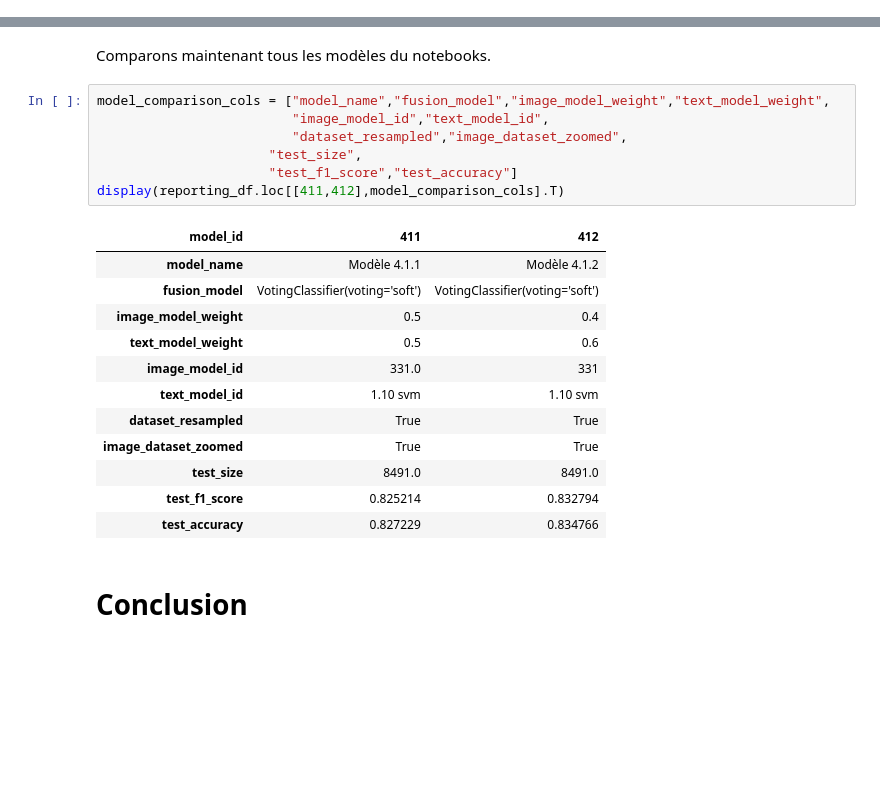
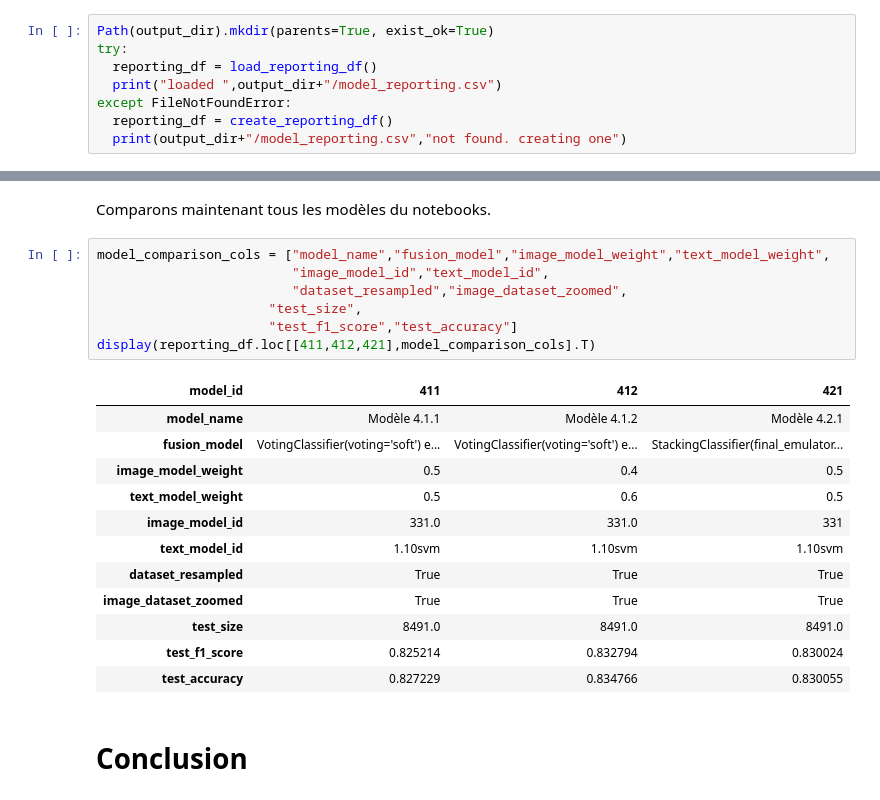
Before and after one commit to DataScientest-Studio/nov23_bds_rakuten, a Jupyter notebook: notebooks/data-modeling-fusion.ipynb, the cells around one changed output, grey strips where cells are left out. Saved outputs shown, nothing was run; the diff lists cells and outputs as text; blank space fills up the shorter version.

Commit message:
add section 2.1 StackingClassifier + cache predictions

```diff
--- a/notebooks/data-modeling-fusion.ipynb
+++ b/notebooks/data-modeling-fusion.ipynb
@@ -823,0 +868,8 @@ Name: 412, dtype: object
+# %%
+Path(output_dir).mkdir(parents=True, exist_ok=True)
+try:
+  reporting_df = load_reporting_df()
+  print("loaded ",output_dir+"/model_reporting.csv")
+except FileNotFoundError:
+  reporting_df = create_reporting_df()
+  print(output_dir+"/model_reporting.csv","not found. creating one")
@@ -828,23 +1120,23 @@ Comparons maintenant tous les modèles du notebooks.
 # %%
 model_comparison_cols = ["model_name","fusion_model","image_model_weight","text_model_weight",
                          "image_model_id","text_model_id",
                          "dataset_resampled","image_dataset_zoomed",
                       "test_size",
                       "test_f1_score","test_accuracy"]
-display(reporting_df.loc[[411,412],model_comparison_cols].T)
+display(reporting_df.loc[[411,412,421],model_comparison_cols].T)
 # %% [output]
-| model_id | 411 | 412 |
-| model_name | Modèle 4.1.1 | Modèle 4.1.2 |
-| fusion_model | VotingClassifier(voting='soft') | VotingClassifier(voting='soft') |
-| image_model_weight | 0.5 | 0.4 |
-| text_model_weight | 0.5 | 0.6 |
-| image_model_id | 331.0 | 331 |
-| text_model_id | 1.10 svm | 1.10 svm |
-| dataset_resampled | True | True |
-| image_dataset_zoomed | True | True |
-| test_size | 8491.0 | 8491.0 |
-| test_f1_score | 0.825214 | 0.832794 |
-| test_accuracy | 0.827229 | 0.834766 |
+| model_id | 411 | 412 | 421 |
+| model_name | Modèle 4.1.1 | Modèle 4.1.2 | Modèle 4.2.1 |
+| fusion_model | VotingClassifier(voting='soft') e... | VotingClassifier(voting='soft') e... | StackingClassifier(final_emulator... |
+| image_model_weight | 0.5 | 0.4 | 0.5 |
+| text_model_weight | 0.5 | 0.6 | 0.5 |
+| image_model_id | 331.0 | 331.0 | 331 |
+| text_model_id | 1.10svm | 1.10svm | 1.10svm |
+| dataset_resampled | True | True | True |
+| image_dataset_zoomed | True | True | True |
+| test_size | 8491.0 | 8491.0 | 8491.0 |
+| test_f1_score | 0.825214 | 0.832794 | 0.830024 |
+| test_accuracy | 0.827229 | 0.834766 | 0.830055 |
 # %% [markdown]
 # Conclusion
 # %% [markdown]
```
Also changed, not shown: parts of 78 cells of this notebook.
